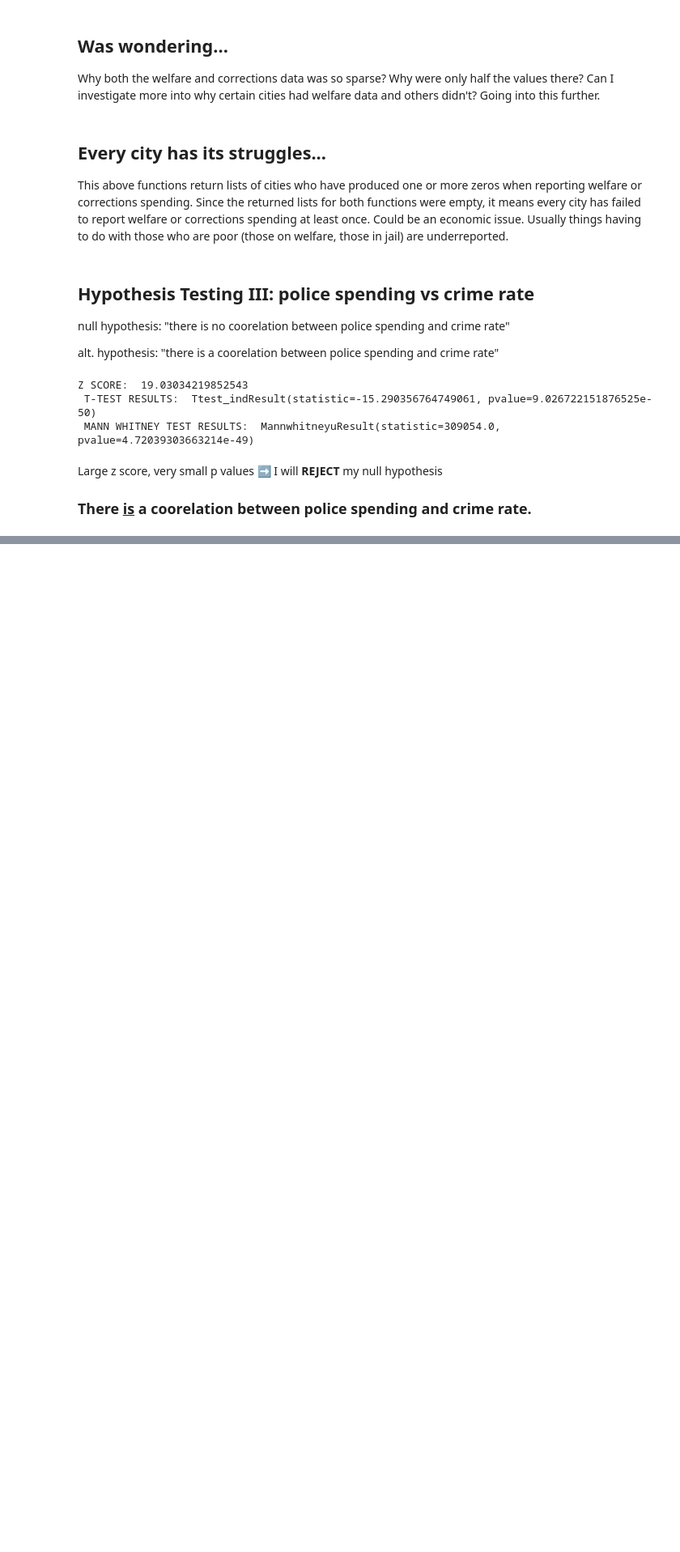
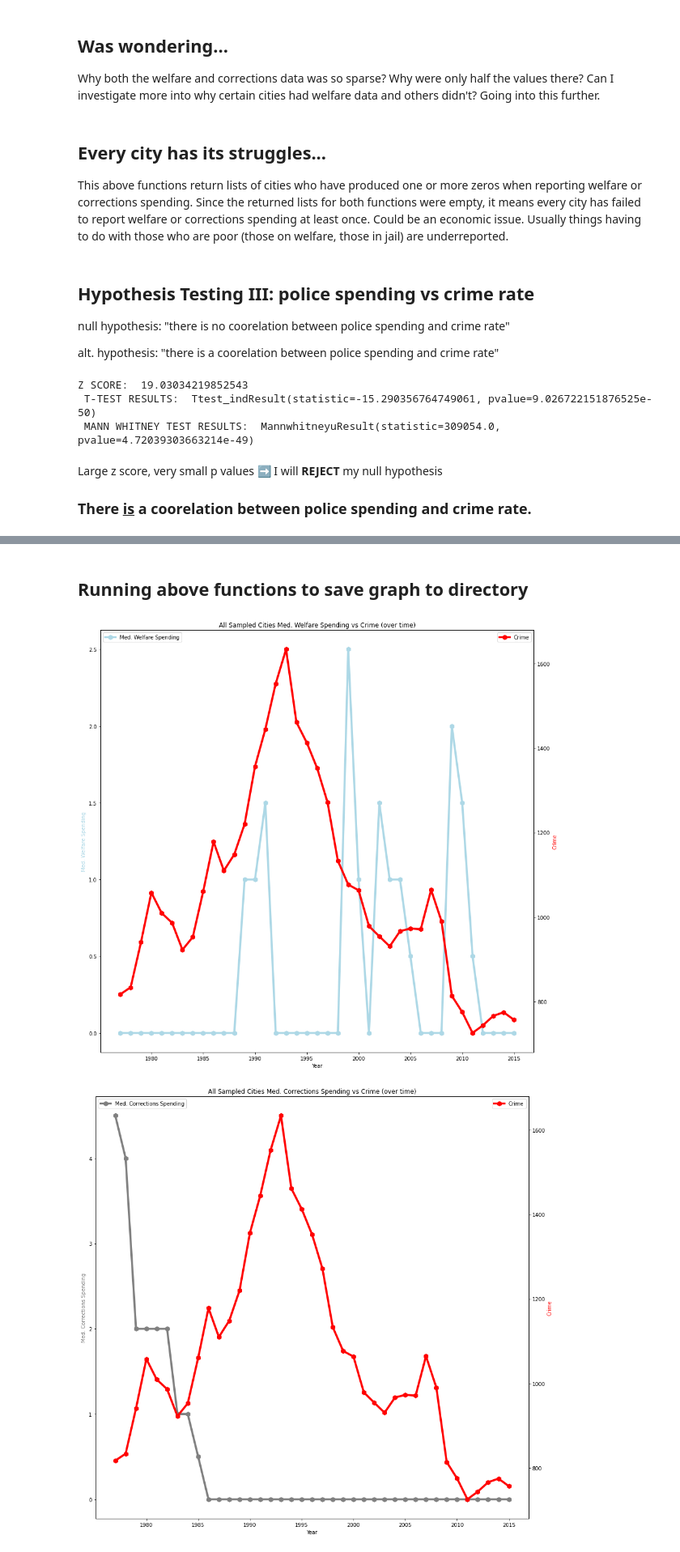
Before and after one commit to hurshkarkhanis/police_spending, a Jupyter notebook: src/code.ipynb, the cells around one changed output, grey strips where cells are left out. Shown at 81% size. Drawn from its saved outputs; the diff is of its cells as text; code cells hidden in the pictures; blank space fills up the shorter version.

Commit message:
Add files via upload
customized last function instead of hardcode

```diff
--- a/src/code.ipynb
+++ b/src/code.ipynb
@@ -365,9 +380,10 @@ Large z score, very small p values ➡️ I will <b>REJECT</b> my null hypothesi
 # %%
 #populates lists to plot on double graph
 #plots on double graph
-def illustrate_hypothesis():
-    list_of_police_spending = []
-    list_of_crime_rates = []
+def illustrate_hypothesis(y_name, y_color, y_label,
+                         z_name, z_color, z_label):
+    y = []
+    z = []
 
     start = 1977 #first year of data
     end = 2015 #second year of data
@@ -375,16 +391,30 @@ def illustrate_hypothesis():
     x = list(range(start, end+1)) # +1 because it's a range()
 
     for year in data['year'].unique():
-        police_spending_med = pd.to_numeric(pull_year(data, year)['Police Protection Expenditure']).median()
-        crime_rate_med = pd.to_numeric(pull_year(data, year)['crime_rate']).median()
-        list_of_police_spending.append(police_spending_med)
-        list_of_crime_rates.append(crime_rate_med)
+        y_med = pd.to_numeric(pull_year(data, year)[y_name]).median()
+        z_med = pd.to_numeric(pull_year(data, year)[z_name]).median()
+        y.append(y_med)
+        z.append(z_med)
 
     double_graph(x, 'Year',
-                 list_of_police_spending, "#003366", 'h', 'Median Police Spending',
-                 list_of_crime_rates, 'red', 'h', 'Median Crime Rate',
-                 "Sample",
+                 y, y_color, 'h', y_label,
+                 z, z_color, 'h', z_label,
+                 "All Sampled Cities",
                  'upper left', 'upper right',
                  15, 15)
 
-    plt.savefig('../slideshow_prep/overall/illustrating_hypothesis.png')
+    plt.savefig('../slideshow_prep/overall/illustrating_{}_vs_{}.png'.format(y_name, z_name))
+# %% [markdown]
+## Running above functions to save graph to directory
+# %%
+illustrate_hypothesis('welfare', '#ADD8E6', 'Med. Welfare Spending',
+                         'crime_rate', 'red', 'Crime')
+
+illustrate_hypothesis('corrections', '#808080', 'Med. Corrections Spending',
+                         'crime_rate', 'red', 'Crime')
+
+illustrate_hypothesis('police', '#191970', 'Med. Police Spending',
+                         'crime_rate', 'red', 'Crime')
+# %% [output]
+[figure, added]
+[figure, added]
```
Also changed, not shown: parts of 4 cells of this notebook.
